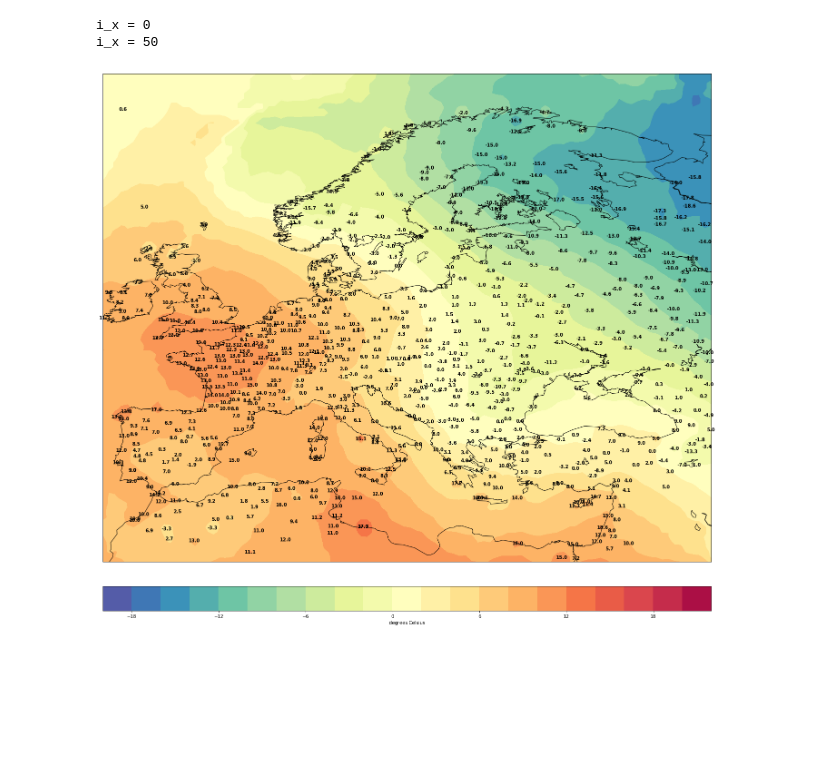
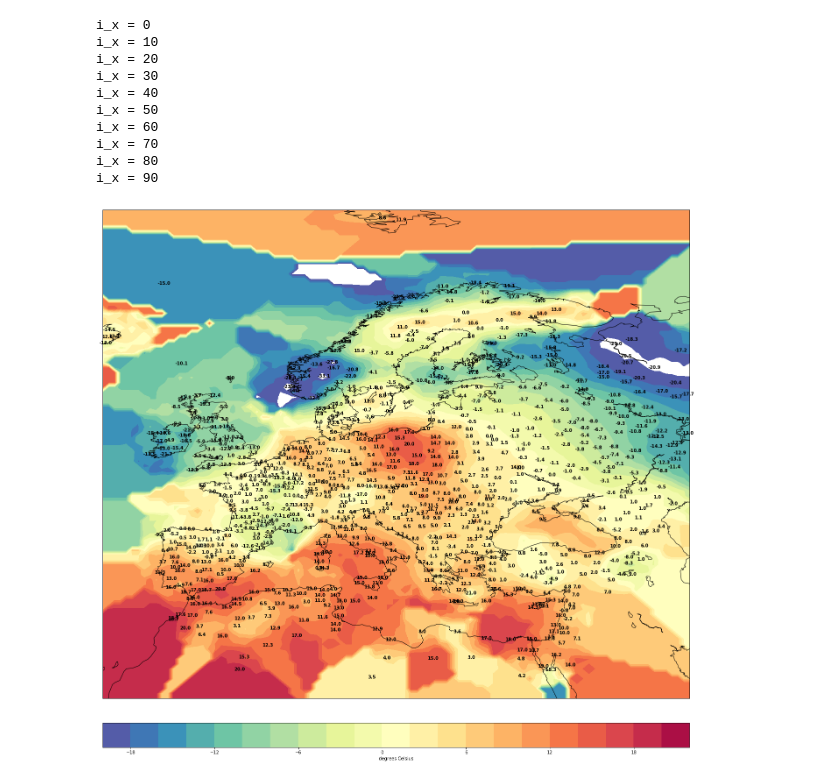
Before and after one commit to tam-leminh/meteo-data-ml, a Jupyter notebook: Meteo.ipynb, the cells around one changed output. Cells and saved outputs as stored; diff of their text form; code cells hidden in the pictures; blank space fills up the shorter version.

Commit message:
CHANGE distance calculation with Haversine

```diff
--- a/Meteo.ipynb
+++ b/Meteo.ipynb
@@ -8,6 +8,7 @@ import pyowm
 import time
 from geopy.distance import geodesic
 from math import sqrt
+import math
 
 #Define a distance
 def sq_distance(lon1, lat1, lon2, lat2):
@@ -15,19 +16,30 @@ def sq_distance(lon1, lat1, lon2, lat2):
     #d = geodesic((lat1, lon1), (lat2, lon2)).km
     return d
 
+def hv_distance(lon1, lat1, lon2, lat2):
+    radius = 6371 # km
+    dlat = math.radians(lat2-lat1)
+    dlon = math.radians(lon2-lon1)
+    a = math.sin(dlat/2) * math.sin(dlat/2) + math.cos(math.radians(lat1)) \
+        * math.cos(math.radians(lat2)) * math.sin(dlon/2) * math.sin(dlon/2)
+    c = 2 * math.atan2(math.sqrt(a), math.sqrt(1-a))
+    d = radius * c
+    return d
+
 #Nearest neighbor with plane euclidian distance
 def NNI_temp(xlon, xlat, ylon, ylat, temp, prediction):
     nx = prediction.shape[0]
     ny = prediction.shape[1]
     for i_x in range(0, nx):
-        if i_x % 50 == 0:
+        if i_x % 10 == 0:
             print('i_x = %d' % i_x)
         for i_y in range(0, ny):
             distance_to_closest = 0
             idx_closest = -1
             distance = 0
             for it in range(0, len(xlon)):
-                distance = sq_distance(ylon[i_x][i_y], ylat[i_x][i_y], xlon[it], xlat[it])
+                #distance = sq_distance(ylon[i_x][i_y], ylat[i_x][i_y], xlon[it], xlat[it])
+                distance = hv_distance(ylon[i_x][i_y], ylat[i_x][i_y], xlon[it], xlat[it])
                 if (idx_closest < 0):
                     distance_to_closest = distance
                     idx_closest = it
@@ -44,7 +56,7 @@ def IDW_temp(xlon, xlat, ylon, ylat, temp, prediction, radius):
     nx = prediction.shape[0]
     ny = prediction.shape[1]
     for i_x in range(0, nx):
-        if i_x % 50 == 0:
+        if i_x % 10 == 0:
             print('i_x = %d' % i_x)
         for i_y in range(0, ny):
             numerator = 0
@@ -53,7 +65,8 @@ def IDW_temp(xlon, xlat, ylon, ylat, temp, prediction, radius):
             distance = 0
             distance_to_closest = 0
             for it in range(0, len(xlon)):
-                distance = sqrt(sq_distance(ylon[i_x][i_y], ylat[i_x][i_y], xlon[it], xlat[it]))
+                #distance = math.sqrt(sq_distance(ylon[i_x][i_y], ylat[i_x][i_y], xlon[it], xlat[it]))
+                distance = hv_distance(ylon[i_x][i_y], ylat[i_x][i_y], xlon[it], xlat[it])
                 if (idx_closest < 0):
                     distance_to_closest = distance
                     idx_closest = it
@@ -69,20 +82,21 @@ def IDW_temp(xlon, xlat, ylon, ylat, temp, prediction, radius):
                 prediction[i_x][i_y] = numerator/denominator
 # %%
 #Read cities list
-obs = pd.read_csv("data/Temp-2018_12_21-23_34.csv", ',')
+obs = pd.read_csv("data/Temp-2018_12_22-18_33.csv", ',')
 obs = obs.drop(['Unnamed: 0'], axis=1)
 # %%
 #Get cities coordinates and ID
+nam = obs['City'].tolist()
 lon = obs['Lon'].tolist()
 lat = obs['Lat'].tolist()
 ids = obs['ID'].tolist()
 temps = obs['Temp'].tolist()
 # %%
 #Map boundaries
-lon_min = -10.56
-lat_min = 29.65
-lon_max = 44.88
-lat_max = 74.17
+lon_min = -15.56
+lat_min = 24.65
+lon_max = 49.88
+lat_max = 79.17
 
 #Interpolation resolution
 nx = 100
@@ -91,6 +105,7 @@ ny = 100
 x_in_bounds = []
 y_in_bounds = []
 temps_in_bounds = []
+cities_out_bounds = []
 
 #Create map
 plt.figure(figsize=(24,24))
@@ -99,32 +114,42 @@ map.drawmapboundary(fill_color='white')
 #map.fillcontinents(color='coral',lake_color='white')
 map.drawcoastlines()
 
 x, y = map(lon, lat)
 
 #Create annotations for temperature and only keep cities in bound
 for i in range(0,len(x)-1):
     if lon[i] > lon_min and lon[i] < lon_max and lat[i] > lat_min and lat[i] < lat_max:
         plt.text(x[i], y[i], "{0:.1f}".format(temps[i]),fontsize=10,fontweight='bold', ha='center',va='center',color='k')
         x_in_bounds.append(x[i])
         y_in_bounds.append(y[i])
         temps_in_bounds.append(temps[i])
+    else:
+        cities_out_bounds.append(nam[i])
 
 glons, glats = map.makegrid(nx, ny)
 gx, gy = map(glons, glats)
 predict = np.zeros((nx, ny))
 
 #Interpolation
 #NNI_temp(lon, lat, glons, glats, temps, predict)
-IDW_temp(lon, lat, glons, glats, temps, predict, 10)
+IDW_temp(lon, lat, glons, glats, temps, predict, 250)
 
 #Plot contours
 clevs = [-20,-18,-16,-14,-12,-10,-8,-6,-4,-2,0,2,4,6,8,10,12,14,16,18,20,22]
 cs = map.contourf(gx,gy,predict,clevs,cmap='Spectral_r')
 
 #Display colorbar
 cbar = map.colorbar(cs,location='bottom',pad="5%")
 cbar.set_label('degrees Celsius')
 # %% [output]
 i_x = 0
+i_x = 10
+i_x = 20
+i_x = 30
+i_x = 40
 i_x = 50
+i_x = 60
+i_x = 70
+i_x = 80
+i_x = 90
-[figure, old version]
+[figure, new version]
```
Also changed, not shown: parts of 1 cell of this notebook, 3 other files.
